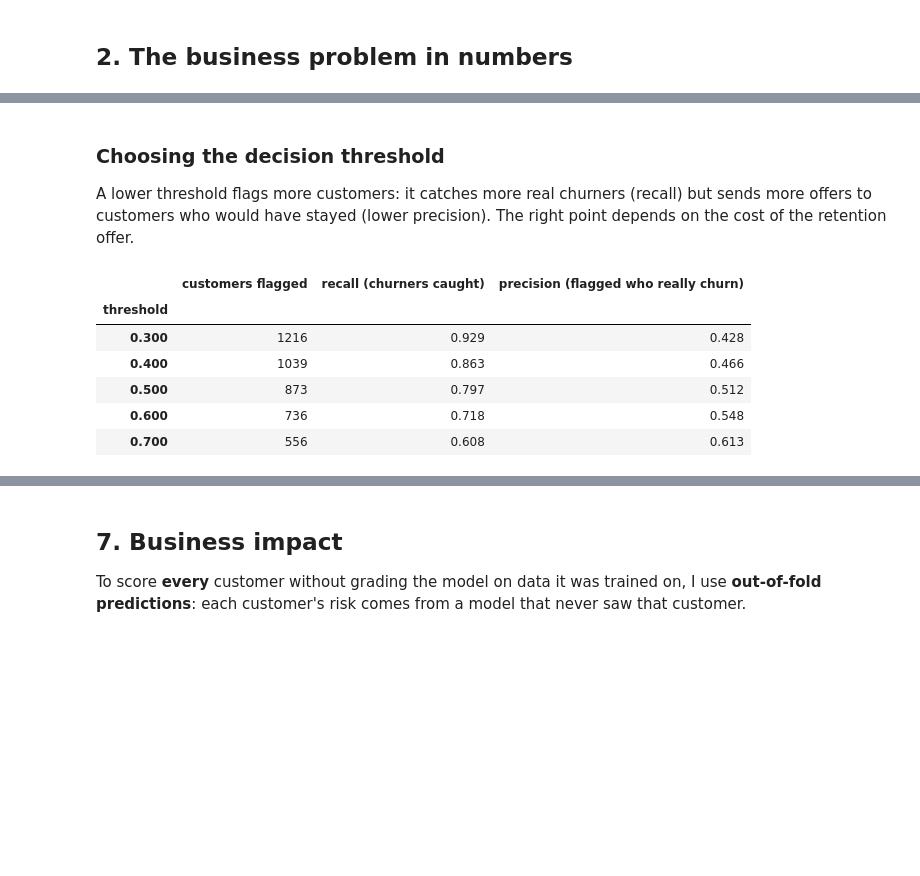
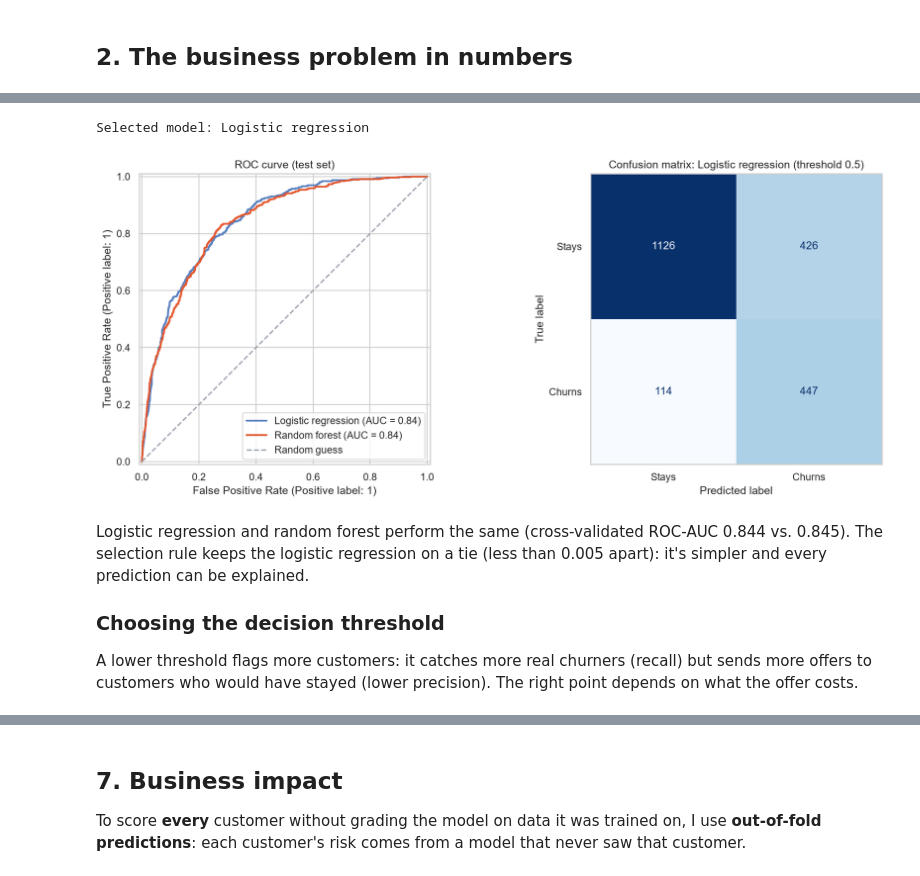
Before and after one commit to ImIvyzz/telco-churn, a Jupyter notebook: churn_prediction_v2.ipynb, the cells around one changed output, grey strips where cells are left out. Saved outputs shown, nothing was run; the diff lists cells and outputs as text; code cells hidden in the pictures; blank space fills up the shorter version.

```diff
--- a/churn_prediction_v2.ipynb
+++ b/churn_prediction_v2.ipynb
@@ -313,0 +164,10 @@ Selected model: Logistic regression
+# %%
+features, target = model.features_and_target(df)
+split = model.split(features, target)
+pipes = model.build_pipelines(features)
+print(f"Train: {len(split.X_train):,}  Test: {len(split.X_test):,}  "
+      f"Churn share in test: {split.y_test.mean():.1%}")
+
+results = model.evaluate(pipes, split)   # 5-fold CV on train, then fit and score on test
+results.to_csv(OUT / "model_results.csv")
+results
@@ -314,19 +181,15 @@ Selected model: Logistic regression
+# %%
+best_name = model.select_model(results)
+best = pipes[best_name]
+print(f"Selected model: {best_name}")
+
+model.plot_evaluation(pipes, best_name, split, OUT / "model_evaluation.png")
+display(Image(filename=OUT / "model_evaluation.png"))
+# %% [output]
+Selected model: Logistic regression
+[figure, added]
 # %% [markdown]
+Logistic regression and random forest perform the same (cross-validated ROC-AUC 0.844 vs. 0.845). The selection rule keeps the logistic regression on a tie (less than 0.005 apart): it's simpler and every prediction can be explained.
+
 ### Choosing the decision threshold
-A lower threshold flags more customers: it catches more real churners (recall) but sends more offers to customers who would have stayed (lower precision). The right point depends on the cost of the retention offer.
+A lower threshold flags more customers: it catches more real churners (recall) but sends more offers to customers who would have stayed (lower precision). The right point depends on what the offer costs.
-# %%
-proba_test = best.predict_proba(X_test)[:, 1]
-pd.DataFrame([{
-    "threshold": t,
-    "customers flagged": int((proba_test >= t).sum()),
-    "recall (churners caught)": recall_score(y_test, proba_test >= t),
-    "precision (flagged who really churn)": precision_score(y_test, proba_test >= t),
-} for t in [0.3, 0.4, 0.5, 0.6, 0.7]]).set_index("threshold")
-# %% [output]
-|  | customers flagged | recall (churners caught) | precision (flagged who really churn) |
-| threshold |  |  |  |
-| 0.300 | 1216 | 0.929 | 0.428 |
-| 0.400 | 1039 | 0.863 | 0.466 |
-| 0.500 | 873 | 0.797 | 0.512 |
-| 0.600 | 736 | 0.718 | 0.548 |
-| 0.700 | 556 | 0.608 | 0.613 |
```
Also changed, not shown: parts of 38 cells of this notebook, 1 other file.
